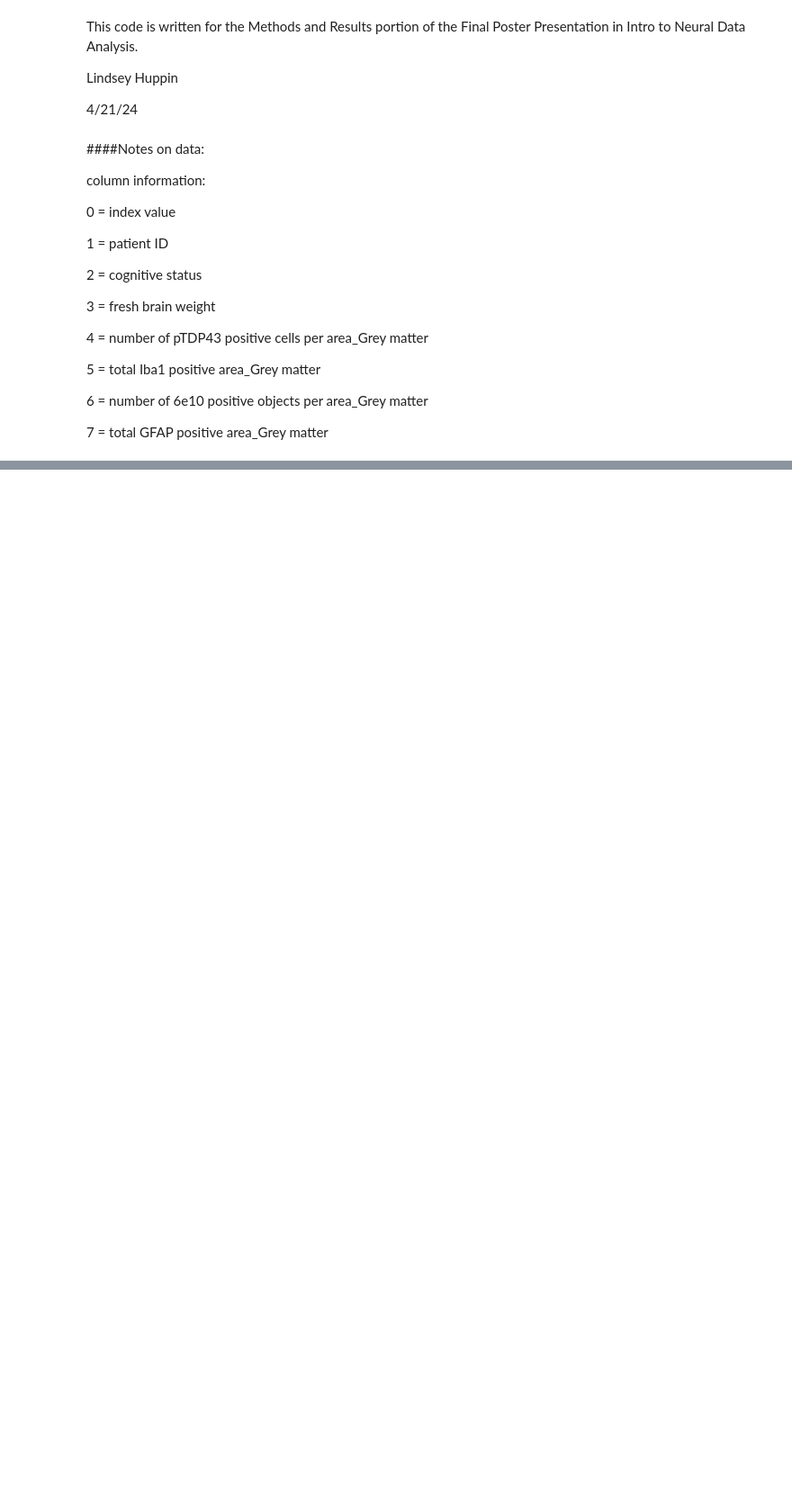
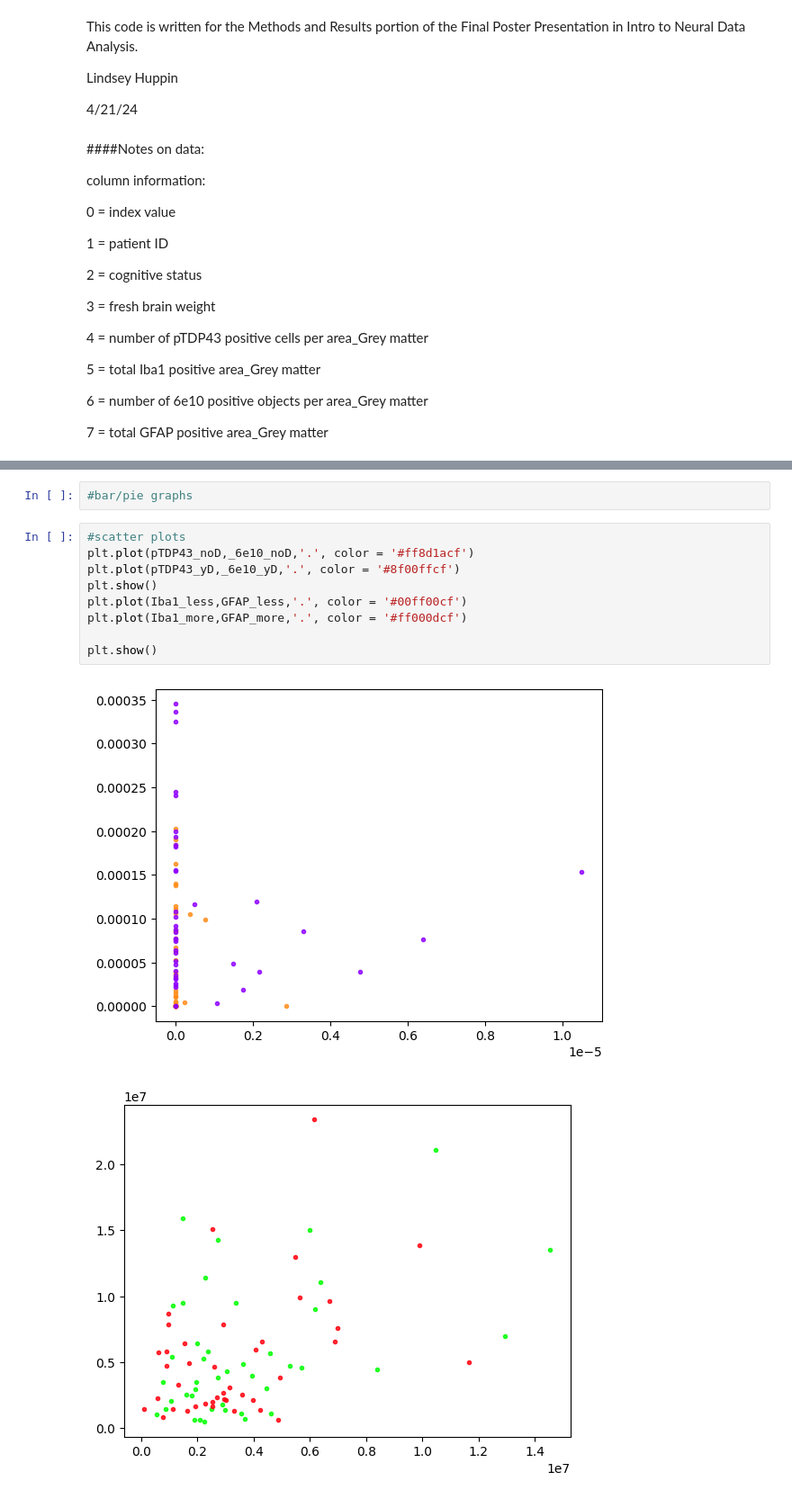
Before and after one commit to lindseyhuppin/Neur265Work, a Jupyter notebook: finalProject/FinalPosterPresentation.ipynb, the cells around one changed output, grey strips where cells are left out. Shown at 90% size. Drawn from its saved outputs; the diff is of its cells as text; blank space fills up the shorter version.

```diff
--- a/finalProject/FinalPosterPresentation.ipynb
+++ b/finalProject/FinalPosterPresentation.ipynb
@@ -34,0 +97,14 @@ data = np.loadtxt('')
+# %%
+#bar/pie graphs
+# %%
+#scatter plots
+plt.plot(pTDP43_noD,_6e10_noD,'.', color = '#ff8d1acf')
+plt.plot(pTDP43_yD,_6e10_yD,'.', color = '#8f00ffcf')
+plt.show()
+plt.plot(Iba1_less,GFAP_less,'.', color = '#00ff00cf')
+plt.plot(Iba1_more,GFAP_more,'.', color = '#ff000dcf')
+
+plt.show()
+# %% [output]
+[figure, added]
+[figure, added]
```
Also changed, not shown: parts of 5 cells of this notebook.
